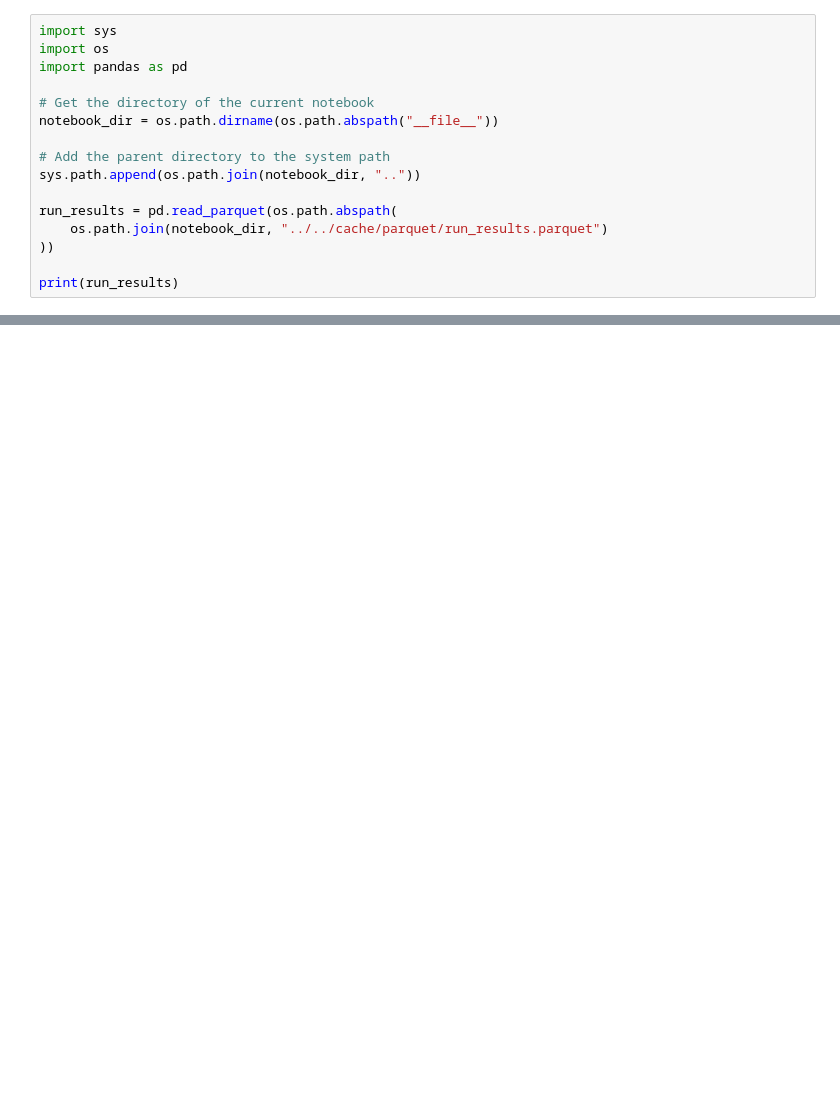
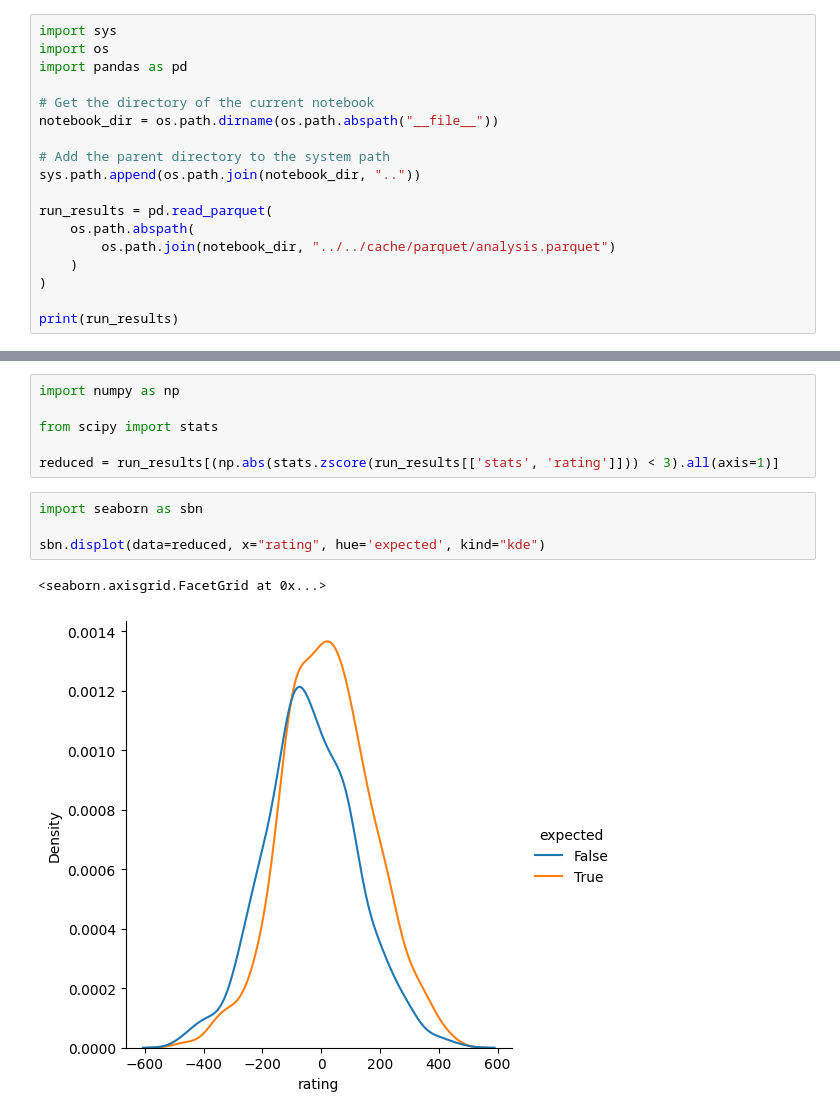
Before and after one commit to b-heilman/bmoor-united, a Jupyter notebook: skunk_works/nfl_crawler/src/notebooks/analysis.ipynb, the cells around one changed output, grey strips where cells are left out. Saved outputs shown, nothing was run; the diff lists cells and outputs as text; blank space fills up the shorter version.

Commit message:
refactor: code and analysis

```diff
--- a/skunk_works/nfl_crawler/src/notebooks/analysis.ipynb
+++ b/skunk_works/nfl_crawler/src/notebooks/analysis.ipynb
@@ -9,9 +9,11 @@ notebook_dir = os.path.dirname(os.path.abspath("__file__"))
 # Add the parent directory to the system path
 sys.path.append(os.path.join(notebook_dir, ".."))
 
-run_results = pd.read_parquet(os.path.abspath(
-    os.path.join(notebook_dir, "../../cache/parquet/run_results.parquet")
-))
+run_results = pd.read_parquet(
+    os.path.abspath(
+        os.path.join(notebook_dir, "../../cache/parquet/analysis.parquet")
+    )
+)
 
 print(run_results)
 # %% [output]
@@ -111,0 +110,13 @@ accuracy 0.6942675159235668
+# %%
+import numpy as np
+
+from scipy import stats
+
+reduced = run_results[(np.abs(stats.zscore(run_results[['stats', 'rating']])) < 3).all(axis=1)]
+# %%
+import seaborn as sbn
+
+sbn.displot(data=reduced, x="rating", hue='expected', kind="kde")
+# %% [output]
+<seaborn.axisgrid.FacetGrid at 0x...>
+[figure, added]
```
Also changed, not shown: parts of 10 cells of this notebook, 22 other files.
